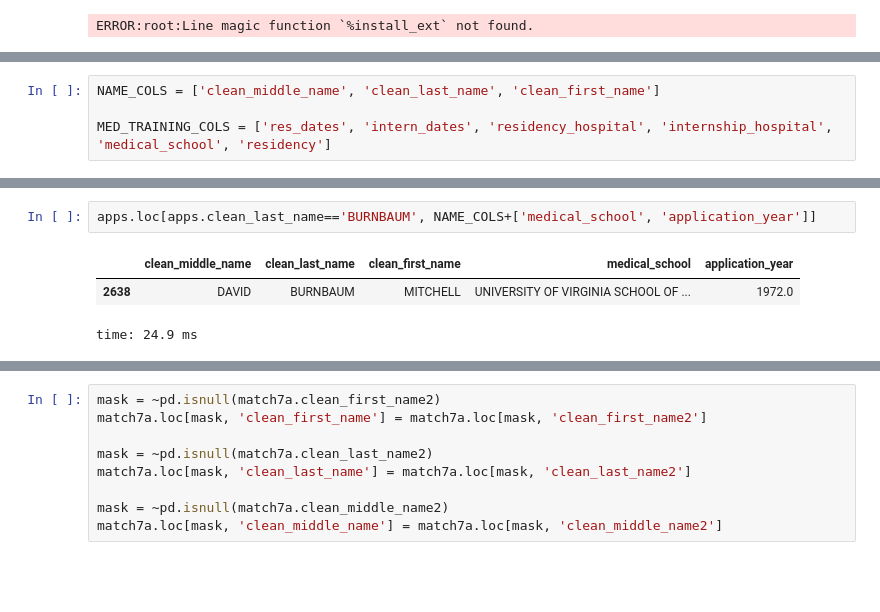
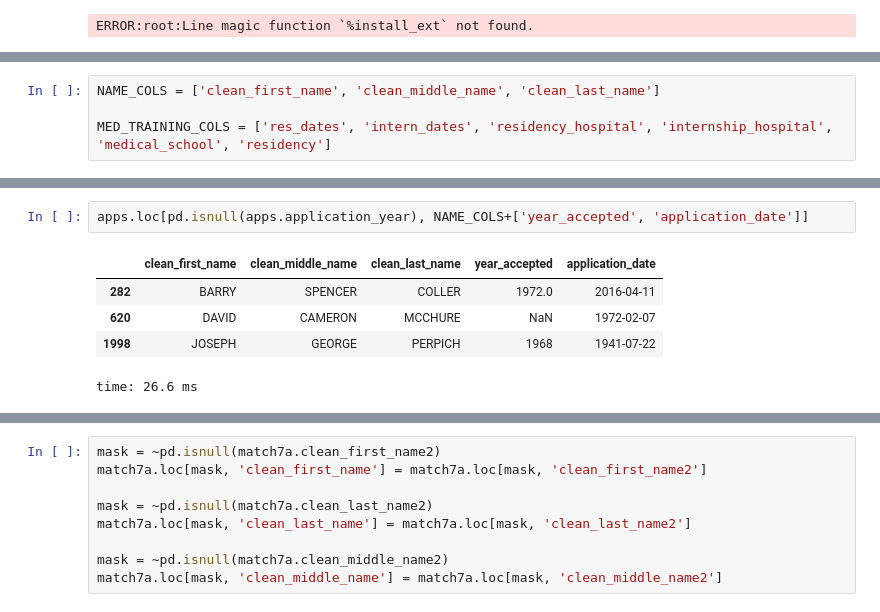
Before and after one commit to Lrraymond13/yellow_beret, a Jupyter notebook: Clean and Merge NIH Associates and Applicants.ipynb, the cells around one changed output, grey strips where cells are left out. Cells and saved outputs as stored; diff of their text form; blank space fills up the shorter version.

```diff
--- a/Clean and Merge NIH Associates and Applicants.ipynb
+++ b/Clean and Merge NIH Associates and Applicants.ipynb
@@ -67,5 +66,5 @@ time: 11 ms
 # %%
-NAME_COLS = ['clean_middle_name', 'clean_last_name', 'clean_first_name']
+NAME_COLS = ['clean_first_name', 'clean_middle_name', 'clean_last_name']
 
 MED_TRAINING_COLS = ['res_dates', 'intern_dates', 'residency_hospital', 'internship_hospital', 'medical_school', 'residency']
 # %% [output]
@@ -108,6 +107,8 @@ time: 64.1 ms
 # %%
-apps.loc[apps.clean_last_name=='BURNBAUM', NAME_COLS+['medical_school', 'application_year']]
+apps.loc[pd.isnull(apps.application_year), NAME_COLS+['year_accepted', 'application_date']]
 # %% [output]
-|  | clean_middle_name | clean_last_name | clean_first_name | medical_school | application_year |
-| 2638 | DAVID | BURNBAUM | MITCHELL | UNIVERSITY OF VIRGINIA SCHOOL OF ... | 1972.0 |
+|  | clean_first_name | clean_middle_name | clean_last_name | year_accepted | application_date |
+| 282 | BARRY | SPENCER | COLLER | 1972.0 | 2016-04-11 |
+| 620 | DAVID | CAMERON | MCCHURE | NaN | 1972-02-07 |
+| 1998 | JOSEPH | GEORGE | PERPICH | 1968 | 1941-07-22 |
-time: 24.9 ms
+time: 26.6 ms
```
Also changed, not shown: parts of 123 cells of this notebook, 10 other files.
